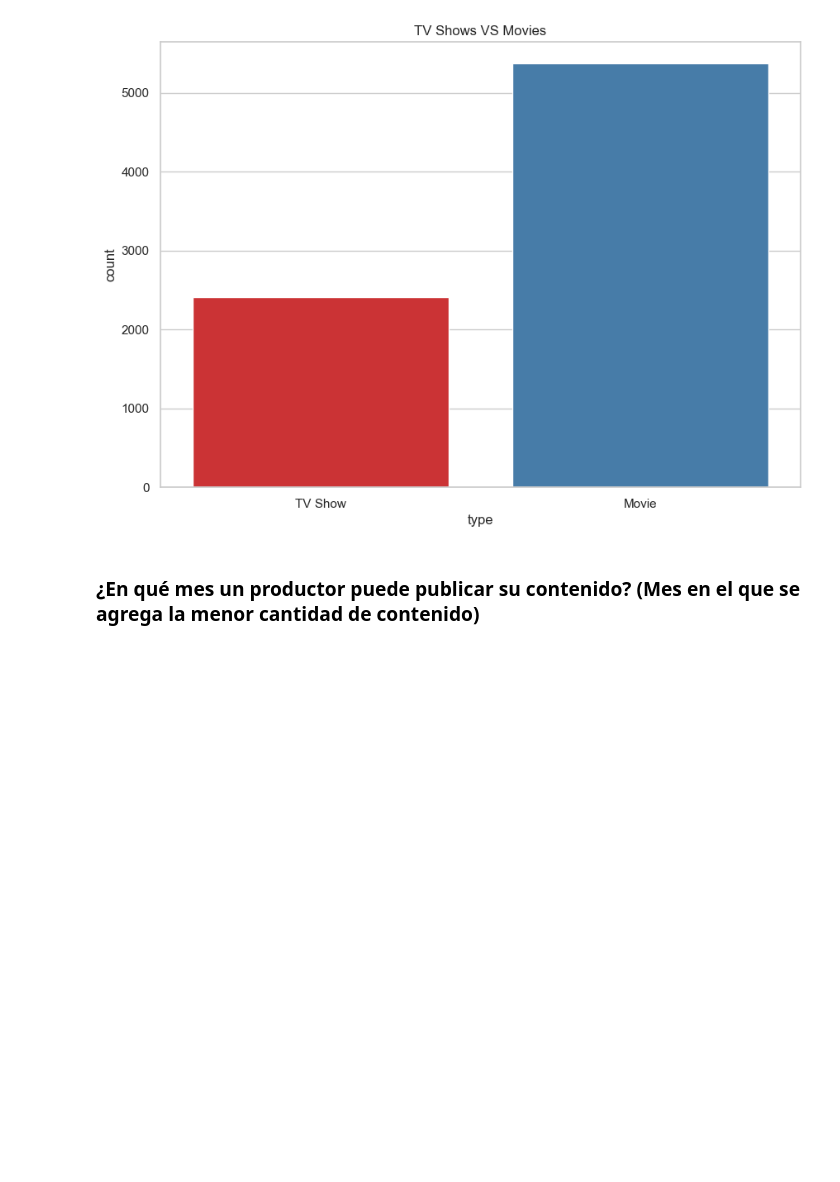
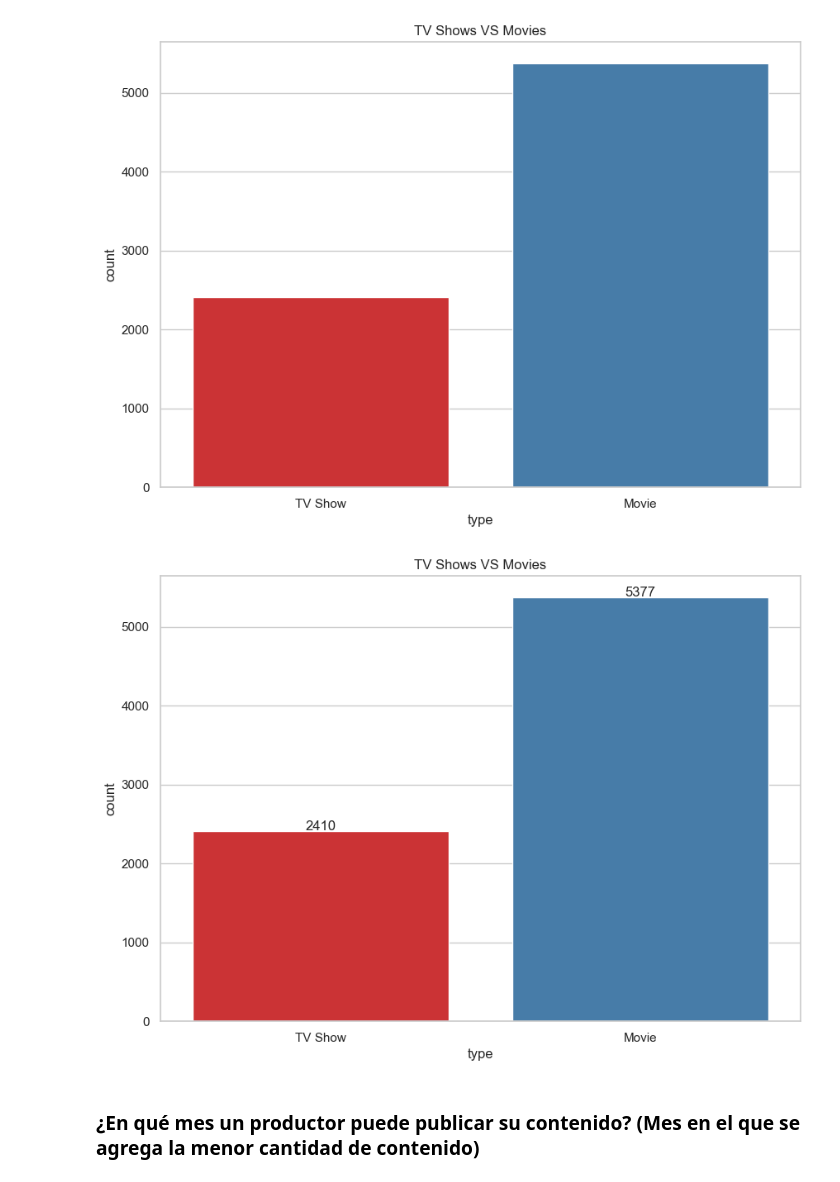
Before and after one commit to Dulce990/Practica09_ECBD_220262, a Jupyter notebook: Untitled.ipynb, the cells around one changed output. Cells and saved outputs as stored; diff of their text form; code cells hidden in the pictures; blank space fills up the shorter version.

```diff
--- a/Untitled.ipynb
+++ b/Untitled.ipynb
@@ -123,6 +132,30 @@ ax.set_title("TV Shows VS Movies")
 # %% [output]
 Text(0.5, 1.0, 'TV Shows VS Movies')
 [figure]
+# %%
+import matplotlib.pyplot as plt
+import seaborn as sns
+
+# Crear subconjuntos si los necesitas
+netflix_shows = netflix_dataset[netflix_dataset['type'] == 'TV Show']
+netflix_movies = netflix_dataset[netflix_dataset['type'] == 'Movie']
+
+# Crear la gráfica
+plt.figure(figsize=(10,7))
+sns.set(style="whitegrid")
+ax = sns.countplot(x="type", data=netflix_dataset, palette="Set1")
+
+# Título
+ax.set_title("TV Shows VS Movies")
+
+# Agregar etiquetas de cantidad sobre las barras
+for p in ax.patches:
+    height = p.get_height()
+    ax.text(p.get_x() + p.get_width()/2., height + 10, int(height), ha="center", fontsize=12)
+
+plt.show()
+# %% [output]
+[figure, added]
 # %% [markdown]
 ### ¿En qué mes un productor puede publicar su contenido? (Mes en el que se agrega la menor cantidad de contenido)
 # %%
```
Also changed, not shown: parts of 2 cells of this notebook.
